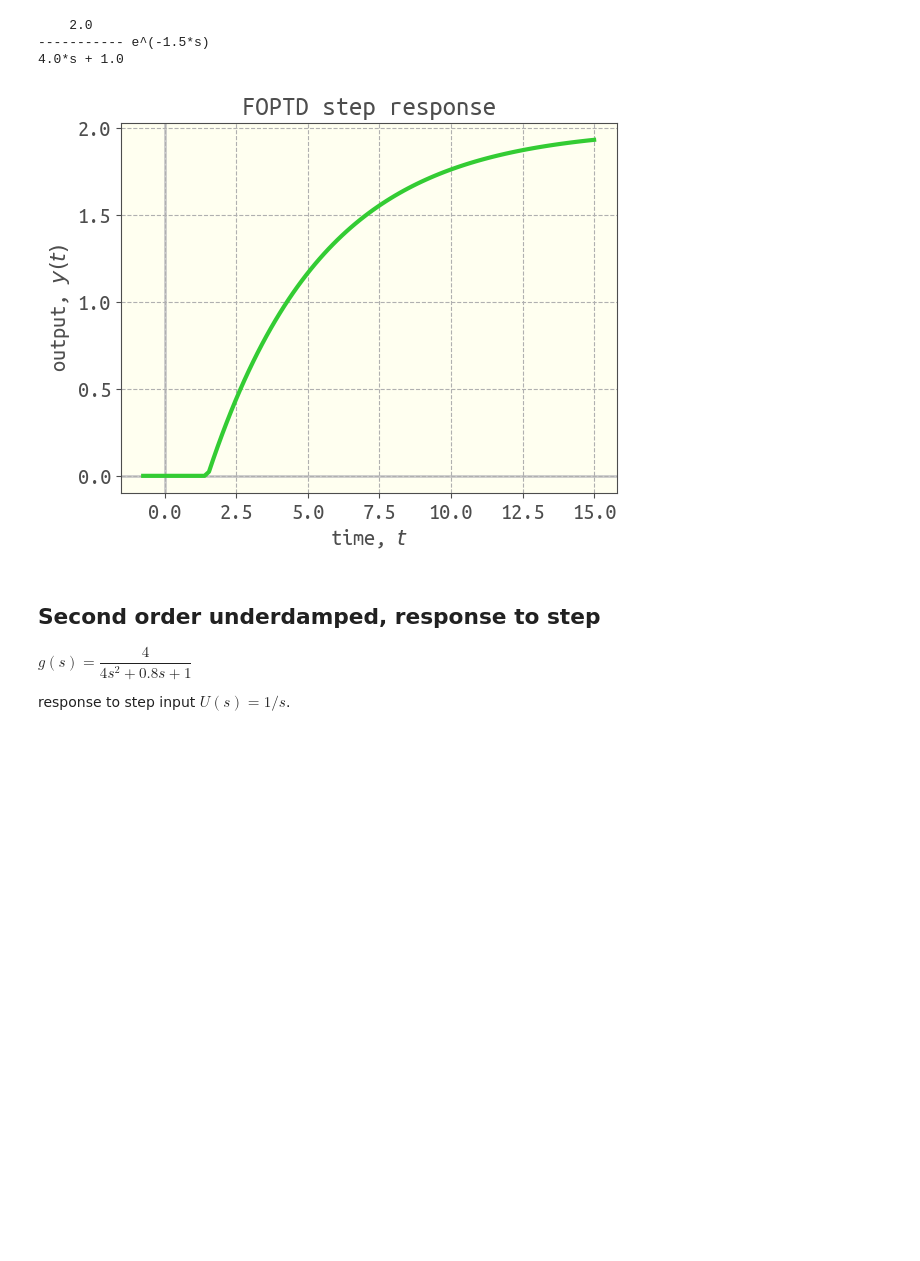
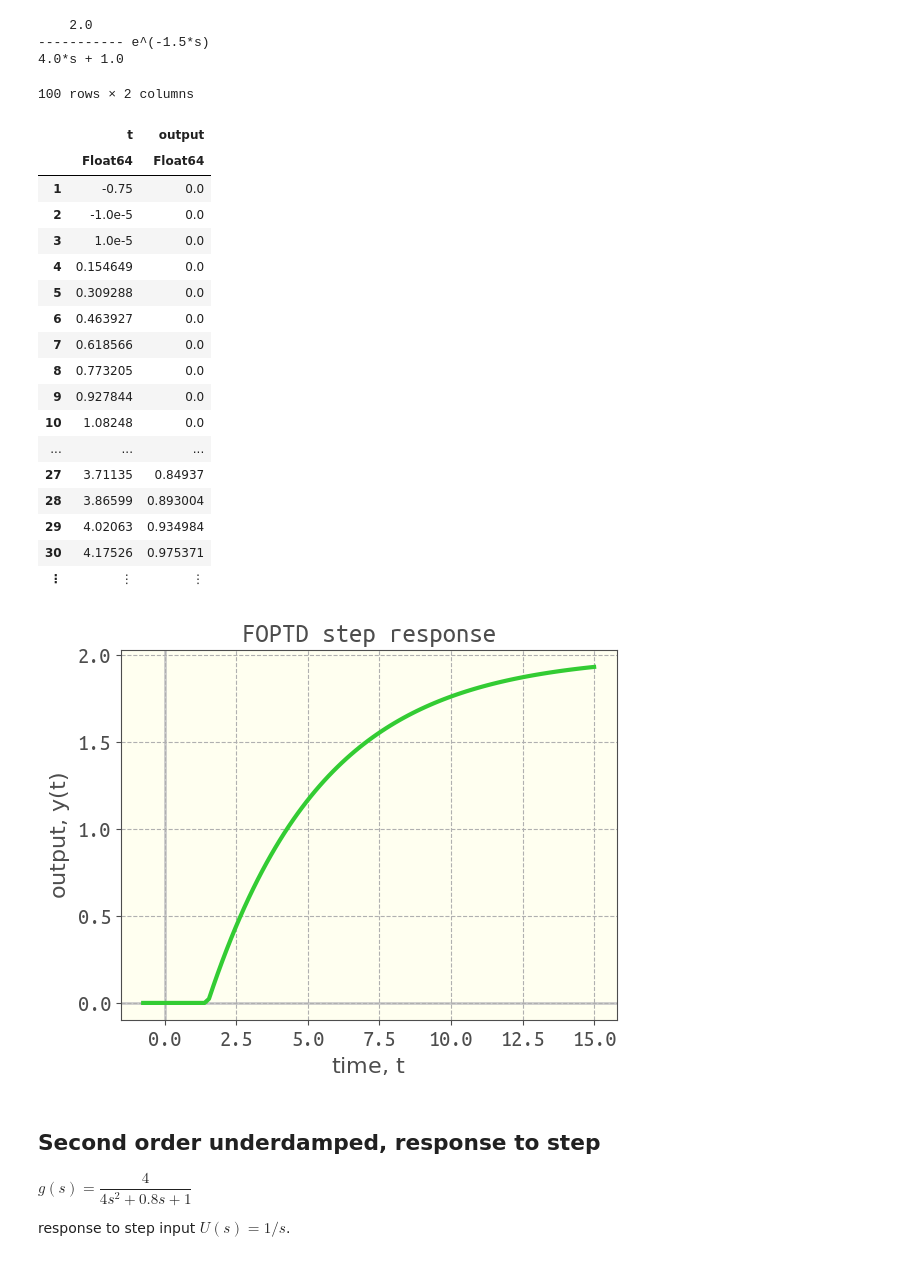
Before and after one commit to SimonEnsemble/Controlz.jl, a Jupyter notebook: examples/examples.ipynb, the cells around one changed output. Drawn from its saved outputs; the diff is of its cells as text; code cells hidden in the pictures; blank space fills up the shorter version.

```diff
--- a/examples/examples.ipynb
+++ b/examples/examples.ipynb
@@ -38,12 +33,32 @@ g = K * exp(-θ * s) / (τ * s + 1) # FOPTD transfer function
 U = 1 / s # step input
 Y = g * U
 
-t, y = simulate(Y, 15.0)
-
-viz_response(t, y, plot_title="FOPTD step response")
-savefig("../docs/src/FOPTD_step_response.png", format="png")
+data = simulate(Y, 15.0)
 # %% [output]
-[figure, removed]
+100 rows × 2 columns
+|  | t | output |
+|  | Float64 | Float64 |
+| 1 | -0.75 | 0.0 |
+| 2 | -1.0e-5 | 0.0 |
+| 3 | 1.0e-5 | 0.0 |
+| 4 | 0.154649 | 0.0 |
+| 5 | 0.309288 | 0.0 |
+| 6 | 0.463927 | 0.0 |
+| 7 | 0.618566 | 0.0 |
+| 8 | 0.773205 | 0.0 |
+| 9 | 0.927844 | 0.0 |
+| 10 | 1.08248 | 0.0 |
+| ... | ... | ... |
+| 27 | 3.71135 | 0.84937 |
+| 28 | 3.86599 | 0.893004 |
+| 29 | 4.02063 | 0.934984 |
+| 30 | 4.17526 | 0.975371 |
+| ⋮ | ⋮ | ⋮ |
+# %%
+viz_response(data, plot_title="FOPTD step response")
+savefig("../docs/src/FOPTD_step_response.png", format="png")
+# %% [output]
+[figure, added]
 # %% [markdown]
 ## Second order underdamped, response to step
 
```
Also changed, not shown: parts of 8 cells of this notebook, 20 other files.
